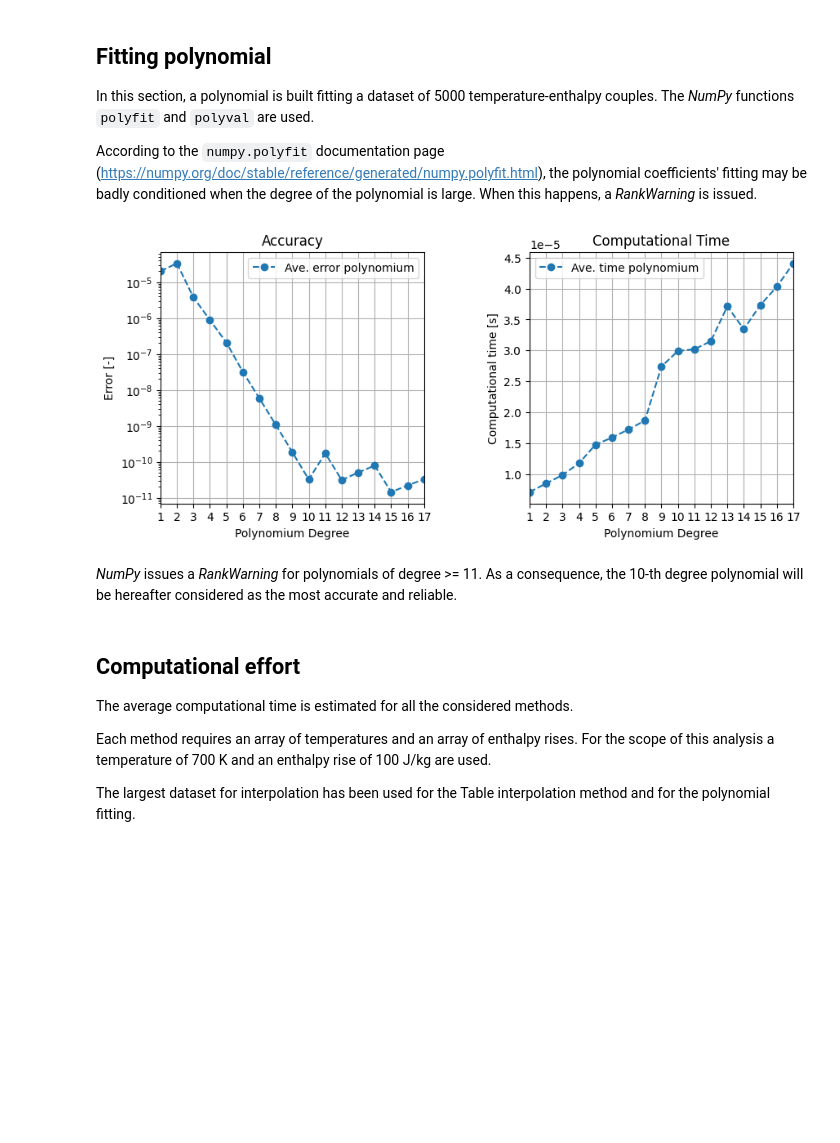
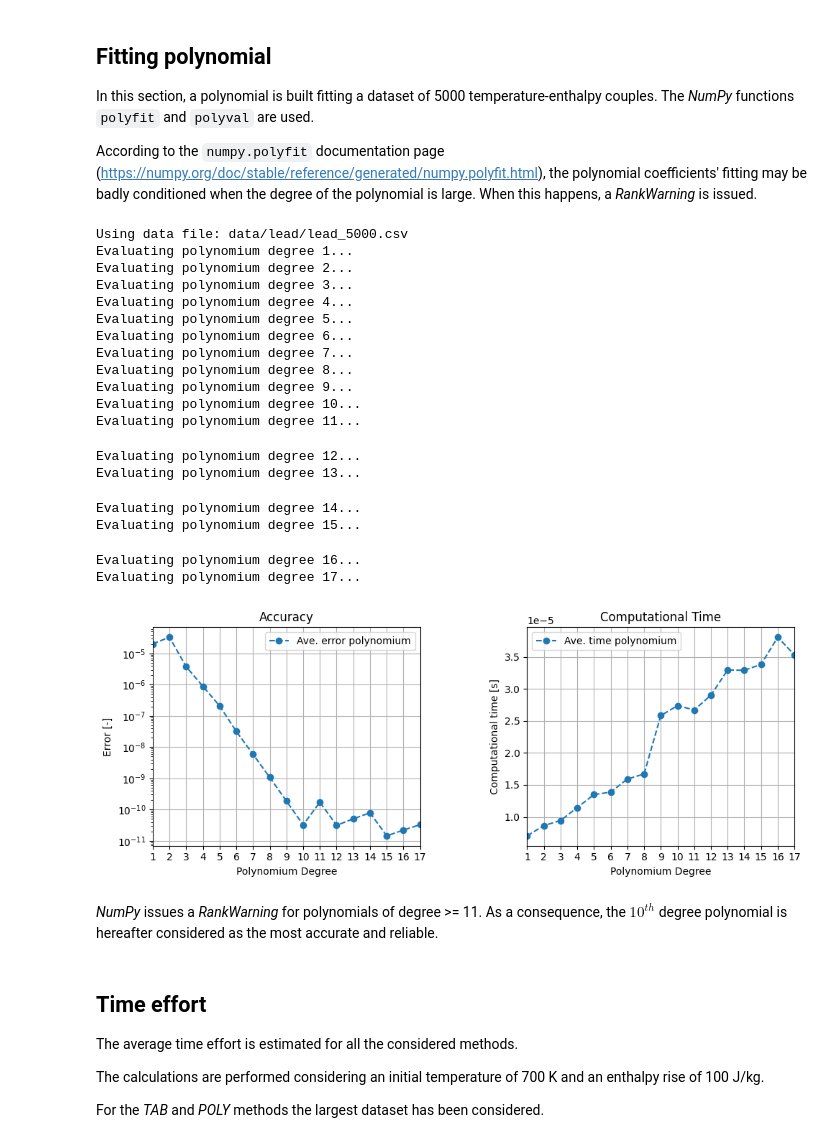
Before and after one commit to newcleo-dev-team/dassh_nc, a Jupyter notebook: enthalpy_to_temperature/enthalpy2temperature.ipynb, the cells around one changed output. Cells and saved outputs as stored; diff of their text form; code cells hidden in the pictures; blank space fills up the shorter version.

```diff
--- a/enthalpy_to_temperature/enthalpy2temperature.ipynb
+++ b/enthalpy_to_temperature/enthalpy2temperature.ipynb
@@ -49,13 +49,26 @@ The methods described above are implemented in the file _temp_from_h.py_, and im
 Their accuracy and requested time effort are evaluated with the `eval_time` and `eval_accuracy` functions, imported from the file _time_and_accuracy.py_.
 # %%
 from temp_from_h import newton_method, lbh15_method, table_method, poly_method
-from time_and_accuracy import eval_time, eval_accuracy, table_method_summary
+from time_and_accuracy import eval_time, eval_accuracy, table_method_summary, \
+    get_poly_results
 from plots import plot_table_evaluation, plot_polynomium_results, \
     plot_accuracy_comparison
-from _commons import DB_SIZES, DEG, DB_PATH_SUFFIX, DB_PATH_PREFIX
+from _commons import DB_SIZES, T_IN
 import numpy as np
+from dassh import Material
 from tabulate import tabulate
 import os
 
-reference = np.genfromtxt(os.path.join('data','lead_ref.csv'), delimiter=',')
+
+MATERIAL: str = 'lead'
+"""Material to be used"""
+DB_PATH_PREFIX: str = f"{MATERIAL}_"
+"""Prefix for the path to the data files"""
+DB_PATH_SUFFIX: str = ".csv"
+"""Suffix for the path to the data files"""
+DATA_FOLDER: str = os.path.join('data', MATERIAL)
+"""Folder containing the data files"""
+reference = np.genfromtxt(os.path.join(DATA_FOLDER, f'{MATERIAL}_ref.csv'),
+                          delimiter=',')
+coolant = Material(MATERIAL, T_IN)
 # %% [markdown]
@@ -85,38 +102,42 @@ In this section, a polynomial is built fitting a dataset of 5000 temperature-ent
 
 According to the `numpy.polyfit` documentation page (https://numpy.org/doc/stable/reference/generated/numpy.polyfit.html), the polynomial coefficients' fitting may be badly conditioned when the degree of the polynomial is large. When this happens, a _RankWarning_ is issued.
 # %%
-s = DB_SIZES[-1]
-data_path = DB_PATH_PREFIX + str(s) + DB_PATH_SUFFIX
+data_path = DB_PATH_PREFIX + str(DB_SIZES[MATERIAL][-1]) + DB_PATH_SUFFIX
+data_path = os.path.join(DATA_FOLDER, data_path)
+print(f"Using data file: {data_path}")
+data = np.genfromtxt(data_path, delimiter=',')
 
-data = np.genfromtxt(os.path.join('data', data_path), delimiter=',')
+poly_results = get_poly_results(reference, data)
 
-poly_results = {'eave_poly': np.array([]),
-                'time_poly': np.array([])}
-
-for dd in range(1, DEG):
-    coeffs_T2h = np.polyfit(data[:,0], data[:,1], deg=dd)
-    coeffs_h2T = np.polyfit(data[:,1], data[:,0], deg=dd)
-
-    errors = eval_accuracy(poly_method, reference, coeffs_T2h=coeffs_T2h,
-                           coeffs_h2T=coeffs_h2T)
-    poly_results['eave_poly'] = np.append(poly_results['eave_poly'],
-                                        np.mean(errors))
-    poly_results['time_poly'] = np.append(poly_results['time_poly'],
-                                        eval_time(poly_method,
-                                        coeffs_T2h=coeffs_T2h,
-                                        coeffs_h2T=coeffs_h2T))
-
-plot_polynomium_results(poly_results)
+plot_polynomium_results(poly_results, MATERIAL)
 # %% [output]
+Using data file: data/lead/lead_5000.csv
+Evaluating polynomium degree 1...
+Evaluating polynomium degree 2...
+Evaluating polynomium degree 3...
+Evaluating polynomium degree 4...
+Evaluating polynomium degree 5...
+Evaluating polynomium degree 6...
+Evaluating polynomium degree 7...
+Evaluating polynomium degree 8...
+Evaluating polynomium degree 9...
+Evaluating polynomium degree 10...
+Evaluating polynomium degree 11...
+Evaluating polynomium degree 12...
+Evaluating polynomium degree 13...
+Evaluating polynomium degree 14...
+Evaluating polynomium degree 15...
+Evaluating polynomium degree 16...
+Evaluating polynomium degree 17...
-[figure, old version]
+[figure, new version]
 # %% [markdown]
-_NumPy_ issues a _RankWarning_ for polynomials of degree >= 11. As a consequence, the 10-th degree polynomial will be hereafter considered as the most accurate and reliable.
+_NumPy_ issues a _RankWarning_ for polynomials of degree >= 11. As a consequence, the $10^{th}$ degree polynomial is hereafter considered as the most accurate and reliable.
 # %% [markdown]
-## Computational effort
+## Time effort
 
-The average computational time is estimated for all the considered methods.
+The average time effort is estimated for all the considered methods.
 
-Each method requires an array of temperatures and an array of enthalpy rises. For the scope of this analysis a temperature of 700 K and an enthalpy rise of 100 J/kg are used.
+The calculations are performed considering an initial temperature of 700 K and an enthalpy rise of 100 J/kg.
 
-The largest dataset for interpolation has been used for the Table interpolation method and for the polynomial fitting.
+For the _TAB_ and _POLY_ methods the largest dataset has been considered.
 # %%
```
Also changed, not shown: parts of 12 cells of this notebook, 42 other files.
